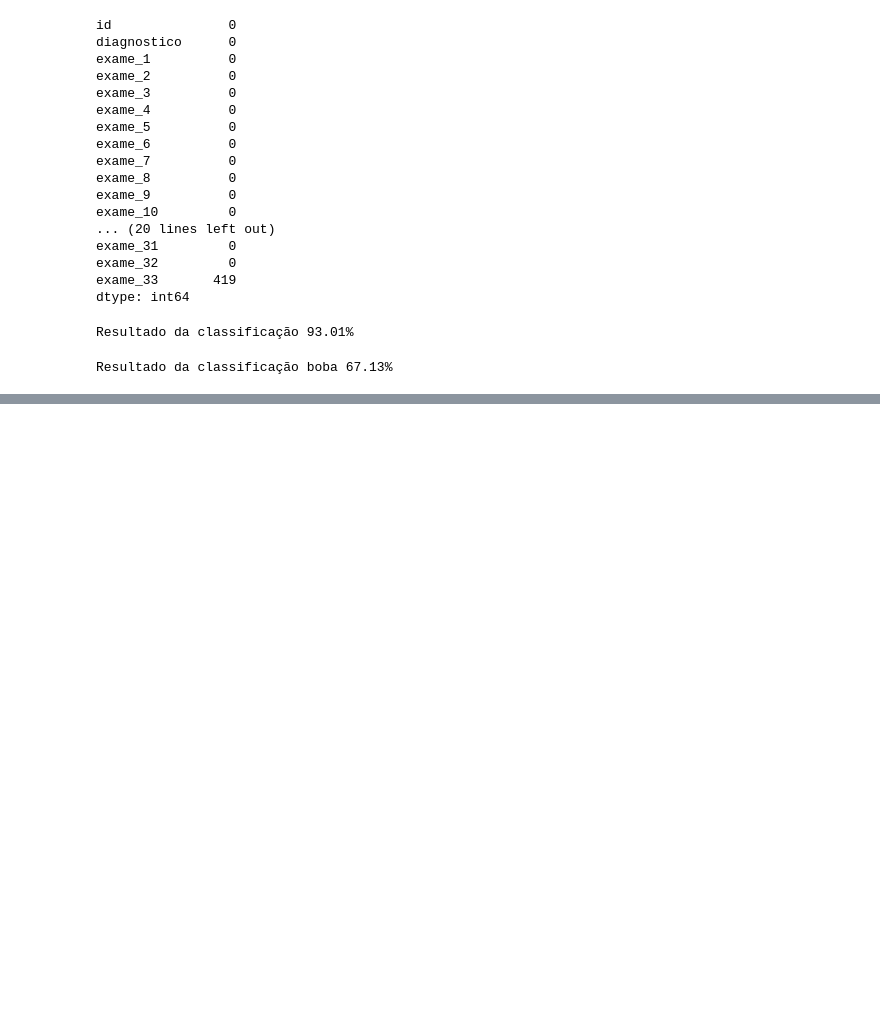
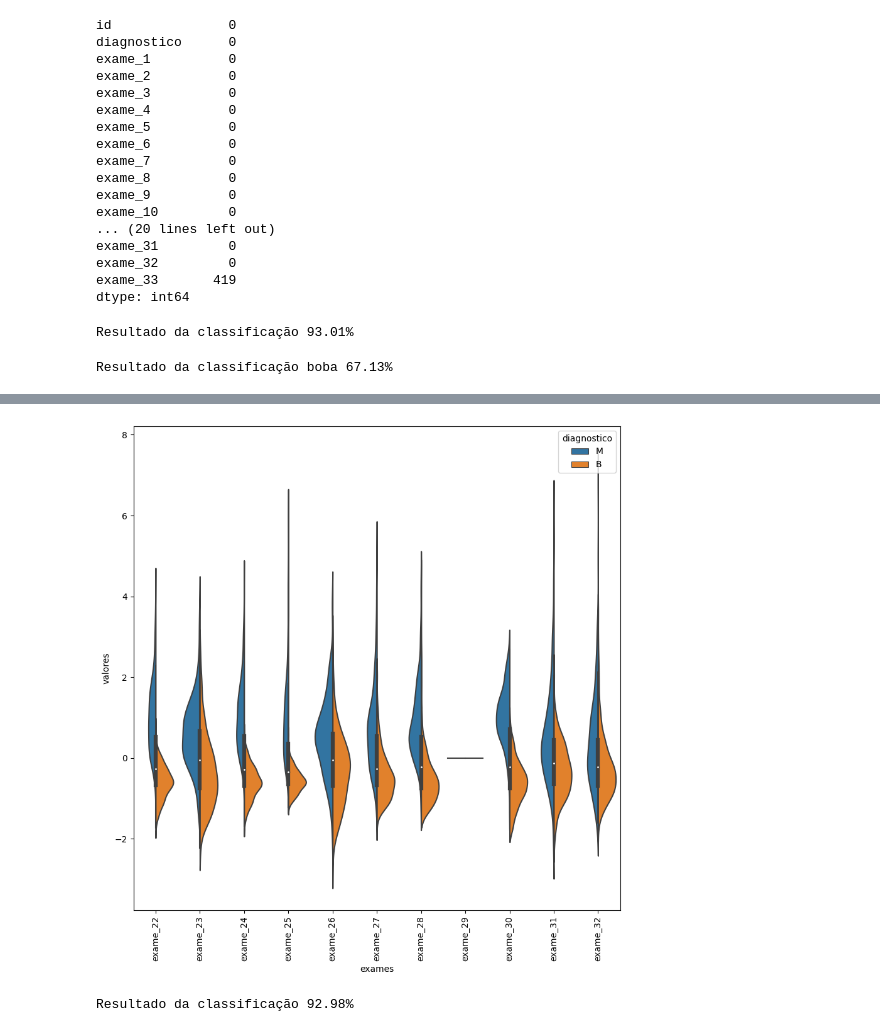
Before and after one commit to mateusopaiva/machine-learning-dimensoes, a Jupyter notebook: Machine_Learning_lidando_com_dados_de_muitas_dimensões.ipynb, the cells around one changed output, grey strips where cells are left out. Drawn from its saved outputs; the diff is of its cells as text; code cells hidden in the pictures; blank space fills up the shorter version.

```diff
--- a/Machine_Learning_lidando_com_dados_de_muitas_dimensões.ipynb
+++ b/Machine_Learning_lidando_com_dados_de_muitas_dimensões.ipynb
@@ -102,0 +222,19 @@ Resultado da classificação boba 67.13%
+# %%
+grafico_violino(valores_exames_v2, 21, 32)
+# %% [output]
+[figure, added]
+# %%
+valores_exames_v3 = valores_exames_v2.drop(columns=["exame_29", "exame_4"])
+
+def classificar(valores):
+  SEED = 1234
+  random.seed(SEED)
+  treino_x, teste_x, treino_y, teste_y = train_test_split(valores, diagnostico, test_size=0.3)
+
+  classificador = RandomForestClassifier(n_estimators = 100)
+  classificador.fit(treino_x, treino_y)
+  print("Resultado da classificação %.2f%%" %(classificador.score(teste_x, teste_y)*100))
+
+classificar(valores_exames_v3)
+# %% [output]
+Resultado da classificação 92.98%
```
Also changed, not shown: parts of 7 cells of this notebook.
